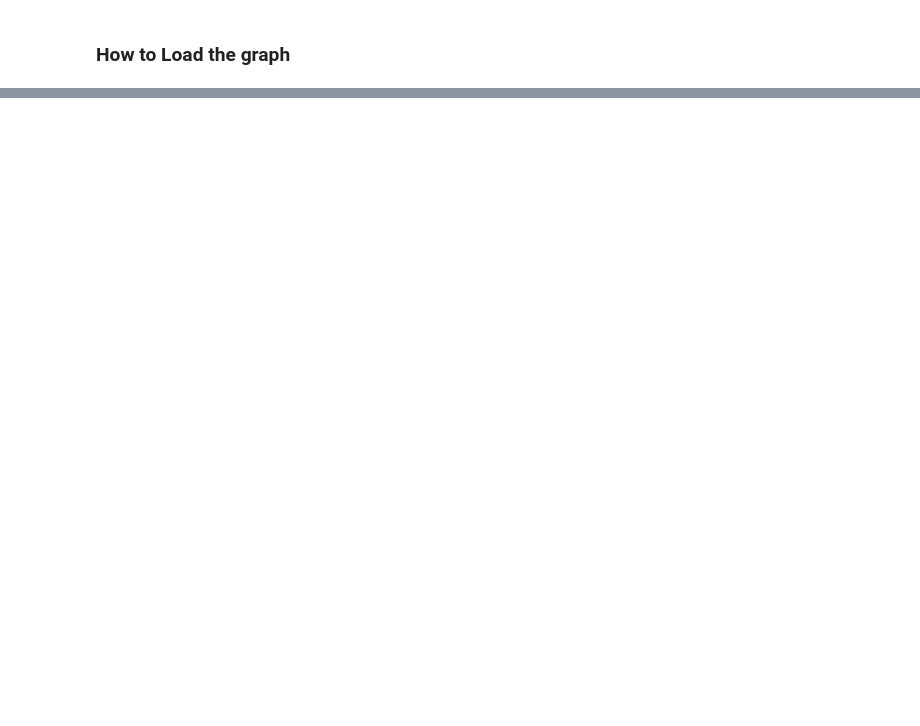
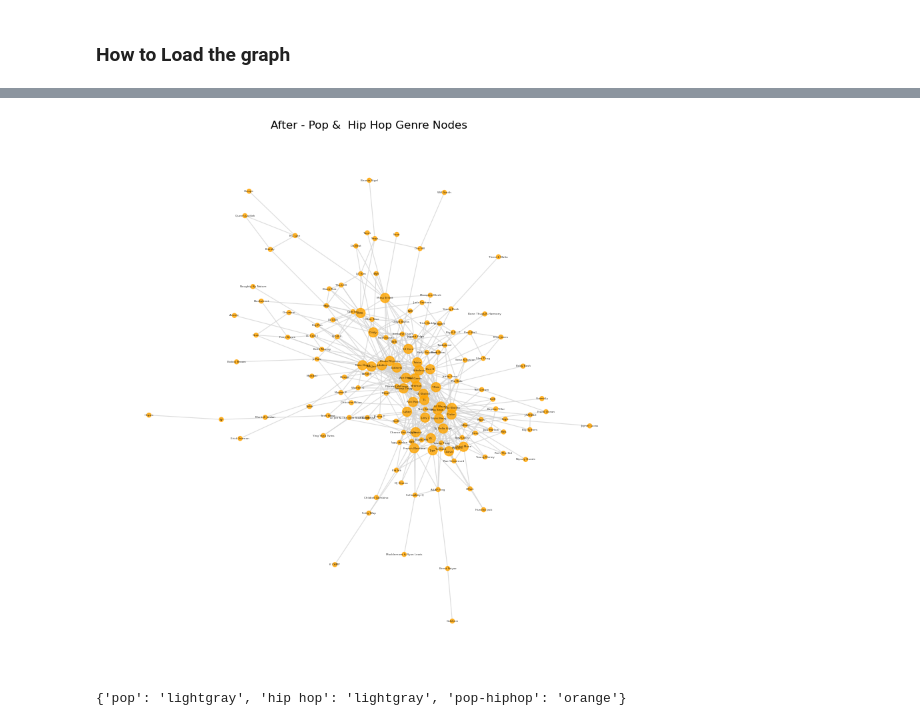
Before and after one commit to lazy0ninja/Social_Media_Analytics, a Jupyter notebook: Final Project/model.ipynb, the cells around one changed output, grey strips where cells are left out. Saved outputs shown, nothing was run; the diff lists cells and outputs as text; code cells hidden in the pictures; blank space fills up the shorter version.

Commit message:
created graph data

```diff
--- a/Final Project/model.ipynb
+++ b/Final Project/model.ipynb
@@ -508,0 +579,28 @@ nx.write_graphml(G_after, "G_after.graphml")
+# %%
+def filter_graph_by_genre(graph, target_genre):
+    """
+    Creates a subgraph containing only the nodes of a specific genre.
+
+    Parameters:
+        graph (nx.Graph): The original graph.
+        target_genre (str): The genre to filter by.
+
+    Returns:
+        nx.Graph: A subgraph containing only nodes of the specified genre.
+    """
+    # Create a subgraph based on the genre
+    subgraph = nx.Graph()
+    for node, data in graph.nodes(data=True):
+        if data.get('genres', '').lower() == target_genre.lower():
+            subgraph.add_node(node, **data)
+
+    # Add edges between these nodes if both nodes are in the subgraph
+    for u, v, data in graph.edges(data=True):
+        if u in subgraph and v in subgraph:
+            subgraph.add_edge(u, v, **data)
+
+    return subgraph
+
+# Now apply this function to your before and after graphs
+G_before_filter = filter_graph_by_genre(G_before_filter, "pop-hiphop")
+G_after_filter = filter_graph_by_genre(G_after_filter, "pop-hiphop")
@@ -508,0 +675,11 @@ nx.write_graphml(G_after, "G_after.graphml")
+# %%
+def get_largest_connected_subgraph(graph):
+    # This generates a list of connected components, sorted by length in descending order
+    largest_component = max(nx.connected_components(graph), key=len)
+    # Create a subgraph of G_before_filter using only the nodes in the largest connected component
+    largest_subgraph = graph.subgraph(largest_component)
+    return largest_subgraph
+
+# Example of how to use the function
+largest_subgraph_before = get_largest_connected_subgraph(G_before_filter)
+largest_subgraph_after = get_largest_connected_subgraph(G_after_filter)
@@ -508,0 +696,6 @@ nx.write_graphml(G_after, "G_after.graphml")
+# %%
+color_map = visualize_ego_graph(largest_subgraph_after, "After - Pop &  Hip Hop Genre Nodes")
+color_map
+# %% [output]
+[figure, added]
+{'pop': 'lightgray', 'hip hop': 'lightgray', 'pop-hiphop': 'orange'}
```
Also changed, not shown: parts of 25 cells of this notebook, 2 other files.
